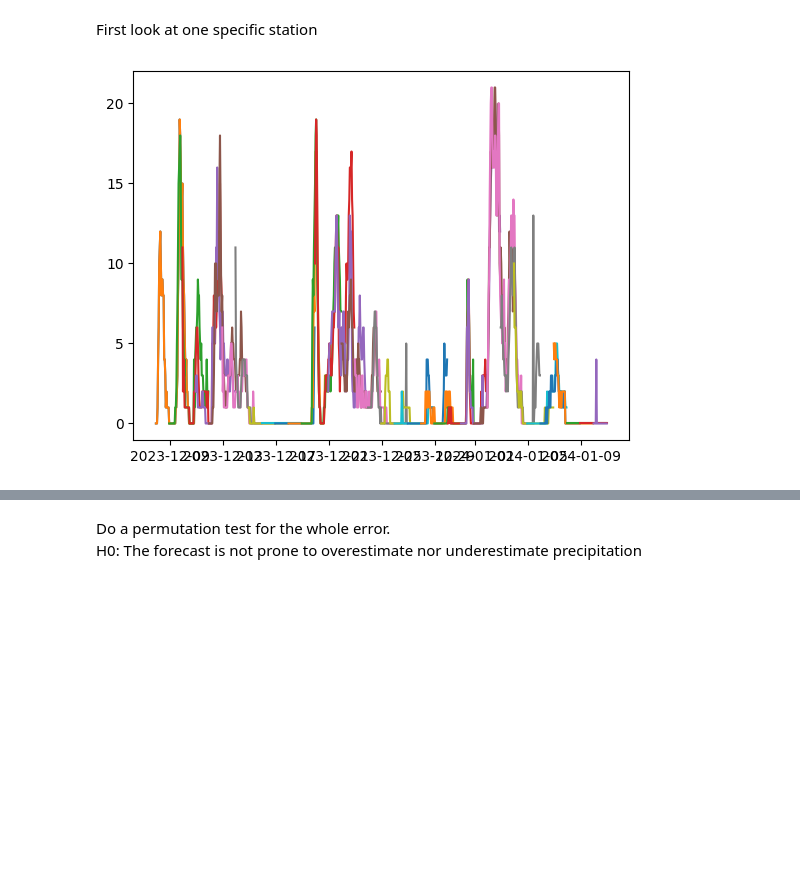
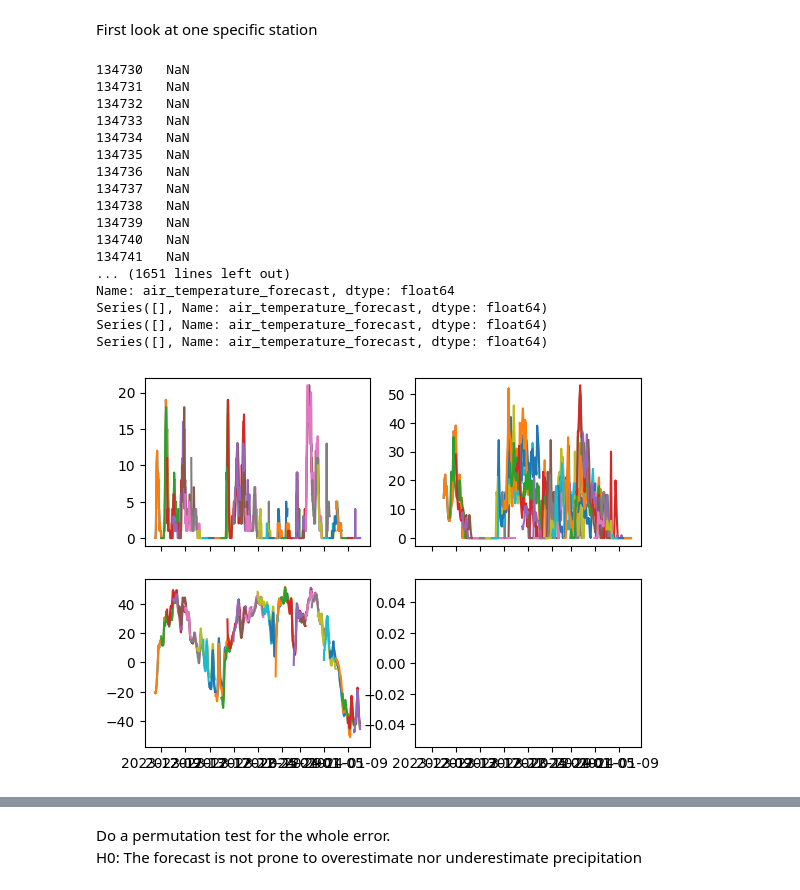
Before and after one commit to RobinU434/DataLiteracy, a Jupyter notebook: studies/robin.ipynb, the cells around one changed output, grey strips where cells are left out. Drawn from its saved outputs; the diff is of its cells as text; code cells hidden in the pictures; blank space fills up the shorter version.

Commit message:
update to plots and datastructure

```diff
--- a/studies/robin.ipynb
+++ b/studies/robin.ipynb
@@ -190,17 +264,44 @@ First look at one specific station
 # %%
 STATION_ID = 257
 # %%
-forecast = dataset.get_forecast(model=1, station_id=STATION_ID)
+forecast1 = dataset.get_forecast(model=1, station_id=STATION_ID)
+forecast2 = dataset.get_forecast(model=2, station_id=STATION_ID)
 
 
-fig, ax = plt.subplots()
-for call_time in sorted(forecast["call_time"].unique()):
-    sub_df = forecast[forecast["call_time"] == call_time]
+fig, axs = plt.subplots(nrows=2, ncols=2, sharex=True)
+for call_time in sorted(forecast1["call_time"].unique()):
+    sub_df = forecast1[forecast1["call_time"] == call_time]
     t = sub_df["time"]
     values = sub_df["precipitation_forecast"]
-    ax.plot(t, values)
+    axs[0, 0].plot(t, values)
+    values = sub_df["air_temperature_forecast"]
+    axs[1, 0].plot(t, values)
+
+    sub_df = forecast2[forecast2["call_time"] == call_time]
+    t = sub_df["time"]
+    values = sub_df["precipitation_forecast"]
+    axs[0, 1].plot(t, values)
+    values = sub_df["air_temperature_forecast"]
+    axs[1, 1].plot(t, values)
 # %% [output]
+134730   NaN
+134731   NaN
+134732   NaN
+134733   NaN
+134734   NaN
+134735   NaN
+134736   NaN
+134737   NaN
+134738   NaN
+134739   NaN
+134740   NaN
+134741   NaN
+... (1651 lines left out)
+Name: air_temperature_forecast, dtype: float64
+Series([], Name: air_temperature_forecast, dtype: float64)
+Series([], Name: air_temperature_forecast, dtype: float64)
+Series([], Name: air_temperature_forecast, dtype: float64)
-[figure, old version]
+[figure, new version]
 # %%
 real_data = dataset.get_real_data(model=1, station_id=STATION_ID)
 
```
Also changed, not shown: parts of 10 cells of this notebook.
